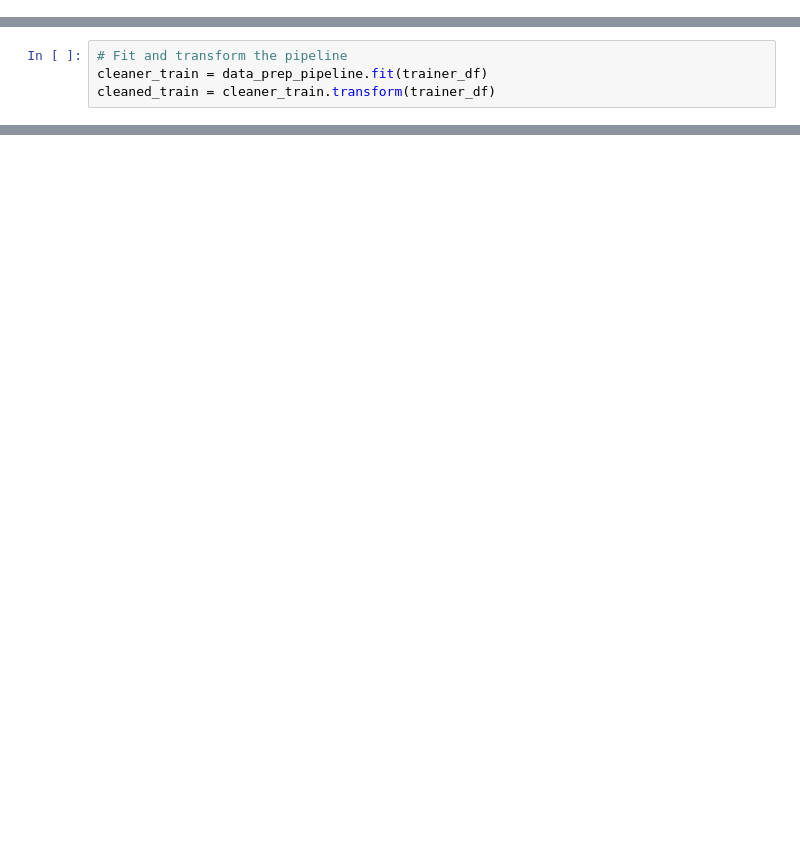
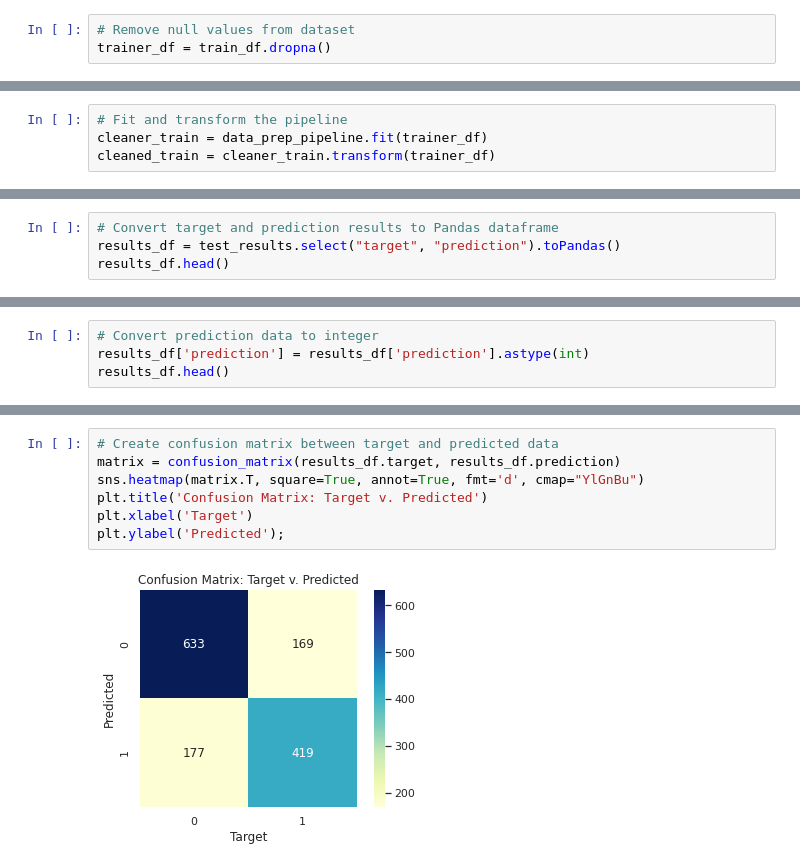
Before and after one commit to trt38/Final_Project, a Jupyter notebook: Final_Project.ipynb, the cells around one changed output, grey strips where cells are left out. Cells and saved outputs as stored; diff of their text form; blank space fills up the shorter version.

```diff
--- a/Final_Project.ipynb
+++ b/Final_Project.ipynb
@@ -104 +96,4 @@ trainer_df = trainer_df.dropna()
+# %%
+# Remove null values from dataset
+trainer_df = train_df.dropna()
 # %%
@@ -183,0 +165,4 @@ Accuracy of model at predicting disaster tweets was: 0.769555
+# %%
+# Convert target and prediction results to Pandas dataframe
+results_df = test_results.select("target", "prediction").toPandas()
+results_df.head()
@@ -183,0 +176,4 @@ Accuracy of model at predicting disaster tweets was: 0.769555
+# %%
+# Convert prediction data to integer
+results_df['prediction'] = results_df['prediction'].astype(int)
+results_df.head()
@@ -183,0 +187,9 @@ Accuracy of model at predicting disaster tweets was: 0.769555
+# %%
+# Create confusion matrix between target and predicted data
+matrix = confusion_matrix(results_df.target, results_df.prediction)
+sns.heatmap(matrix.T, square=True, annot=True, fmt='d', cmap="YlGnBu")
+plt.title('Confusion Matrix: Target v. Predicted')
+plt.xlabel('Target')
+plt.ylabel('Predicted');
+# %% [output]
+[figure, added]
```
Also changed, not shown: parts of 32 cells of this notebook, 1 other file.
